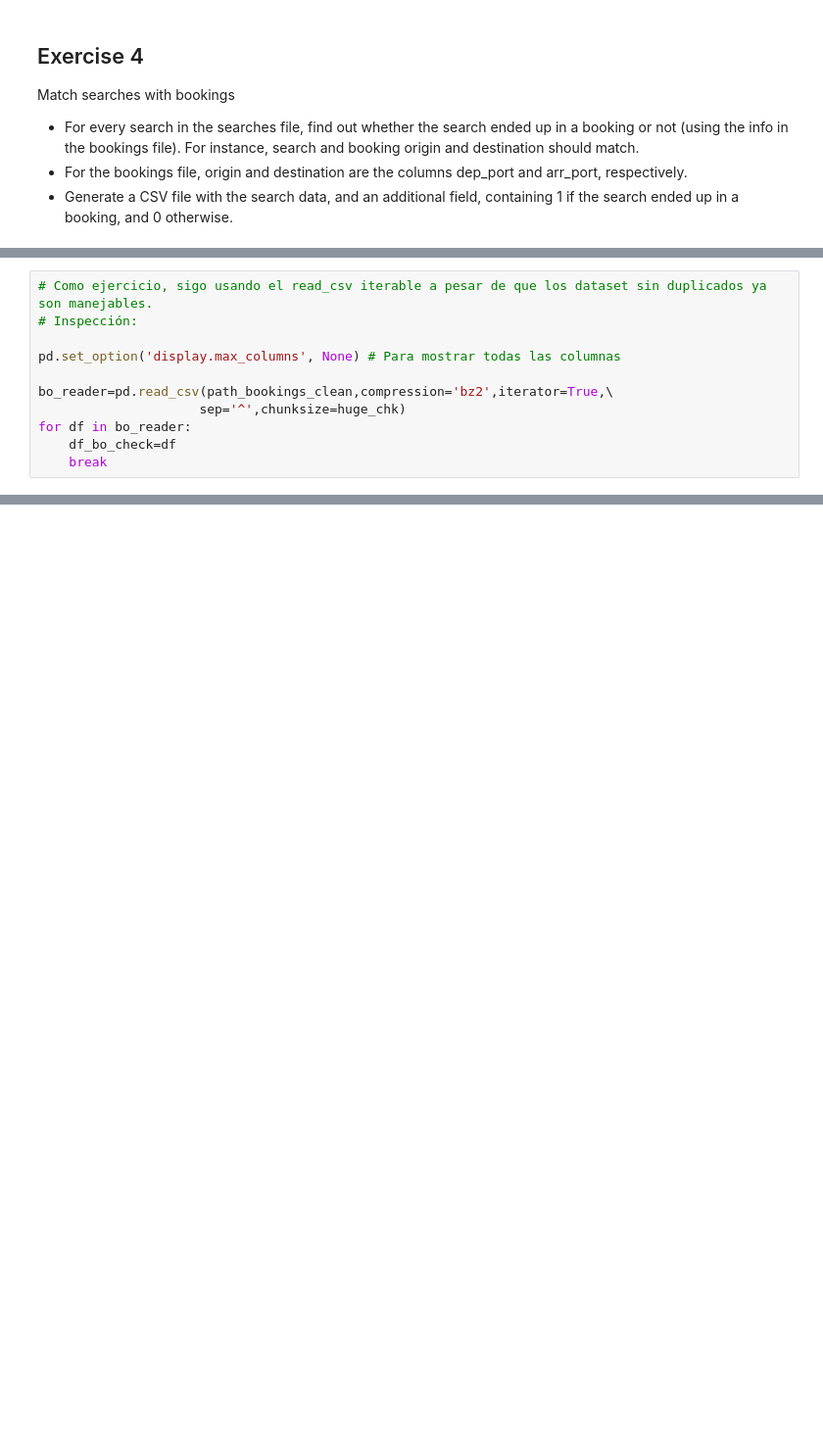
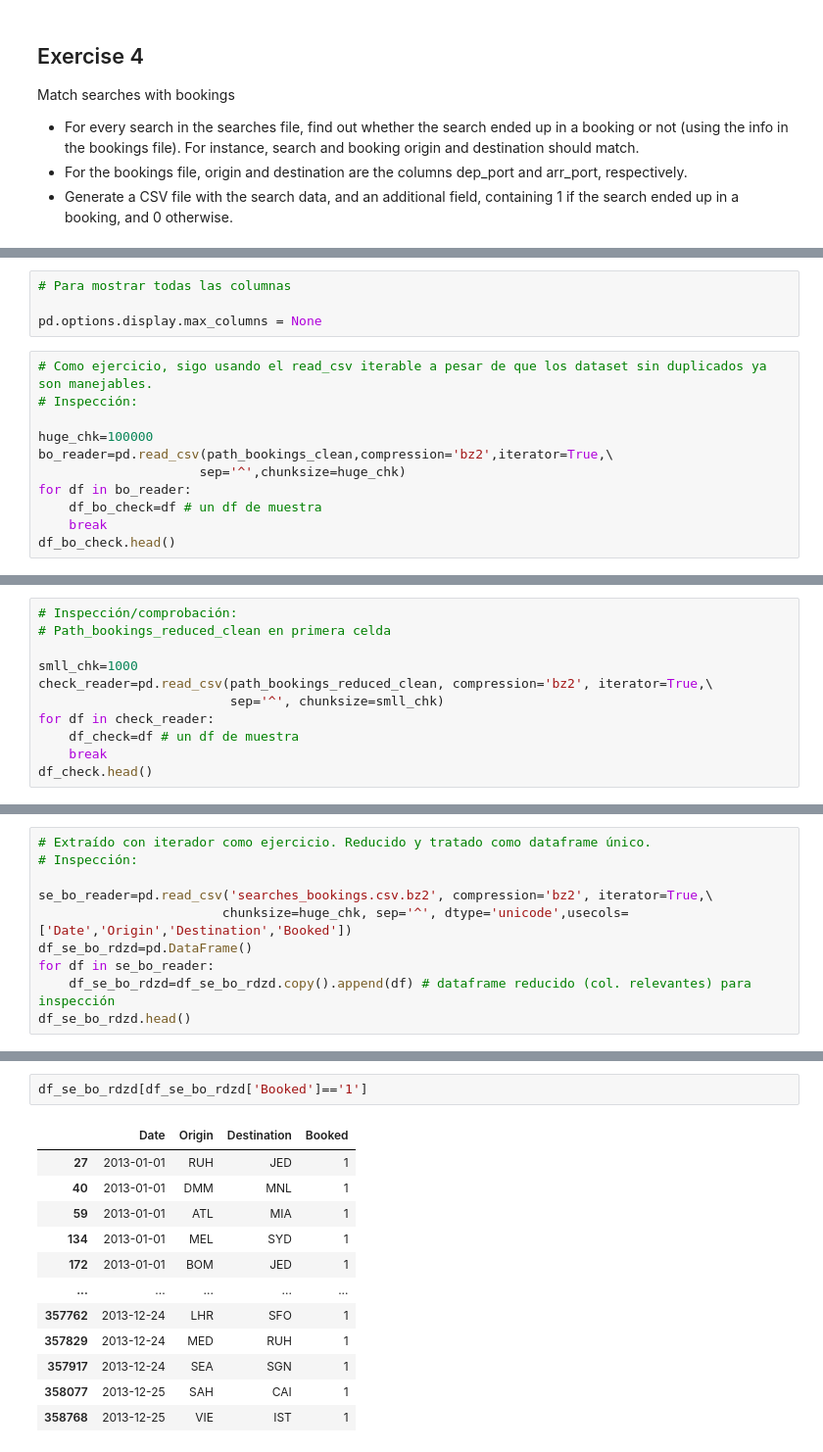
Before and after one commit to bdeotto/reto_Amadeus, a Jupyter notebook: reto_Amadeus.ipynb, the cells around one changed output, grey strips where cells are left out. Shown: that part at 98% size. Saved outputs shown, nothing was run; the diff lists cells and outputs as text; blank space fills up the shorter version.

```diff
--- a/reto_Amadeus.ipynb
+++ b/reto_Amadeus.ipynb
@@ -1085,11 +1117,15 @@ Match searches with bookings
+# %%
+# Para mostrar todas las columnas
+
+pd.options.display.max_columns = None
 # %%
 # Como ejercicio, sigo usando el read_csv iterable a pesar de que los dataset sin duplicados ya son manejables.
 # Inspección:
 
-pd.set_option('display.max_columns', None) # Para mostrar todas las columnas
-
+huge_chk=100000
 bo_reader=pd.read_csv(path_bookings_clean,compression='bz2',iterator=True,\
                      sep='^',chunksize=huge_chk)
 for df in bo_reader:
-    df_bo_check=df
+    df_bo_check=df # un df de muestra
     break
+df_bo_check.head()
@@ -1197,0 +1255,11 @@ KeyboardInterrupt:
+# %%
+# Inspección/comprobación:
+# Path_bookings_reduced_clean en primera celda
+
+smll_chk=1000
+check_reader=pd.read_csv(path_bookings_reduced_clean, compression='bz2', iterator=True,\
+                         sep='^', chunksize=smll_chk)
+for df in check_reader:
+    df_check=df # un df de muestra
+    break
+df_check.head()
@@ -1197,0 +1348,10 @@ KeyboardInterrupt:
+# %%
+# Extraído con iterador como ejercicio. Reducido y tratado como dataframe único.
+# Inspección:
+
+se_bo_reader=pd.read_csv('searches_bookings.csv.bz2', compression='bz2', iterator=True,\
+                        chunksize=huge_chk, sep='^', dtype='unicode',usecols=['Date','Origin','Destination','Booked'])
+df_se_bo_rdzd=pd.DataFrame()
+for df in se_bo_reader:
+    df_se_bo_rdzd=df_se_bo_rdzd.copy().append(df) # dataframe reducido (col. relevantes) para inspección
+df_se_bo_rdzd.head()
@@ -1197,0 +1373,15 @@ KeyboardInterrupt:
+# %%
+df_se_bo_rdzd[df_se_bo_rdzd['Booked']=='1']
+# %% [output]
+|  | Date | Origin | Destination | Booked |
+| 27 | 2013-01-01 | RUH | JED | 1 |
+| 40 | 2013-01-01 | DMM | MNL | 1 |
+| 59 | 2013-01-01 | ATL | MIA | 1 |
+| 134 | 2013-01-01 | MEL | SYD | 1 |
+| 172 | 2013-01-01 | BOM | JED | 1 |
+| ... | ... | ... | ... | ... |
+| 357762 | 2013-12-24 | LHR | SFO | 1 |
+| 357829 | 2013-12-24 | MED | RUH | 1 |
+| 357917 | 2013-12-24 | SEA | SGN | 1 |
+| 358077 | 2013-12-25 | SAH | CAI | 1 |
+| 358768 | 2013-12-25 | VIE | IST | 1 |
```
Also changed, not shown: parts of 55 cells of this notebook.
